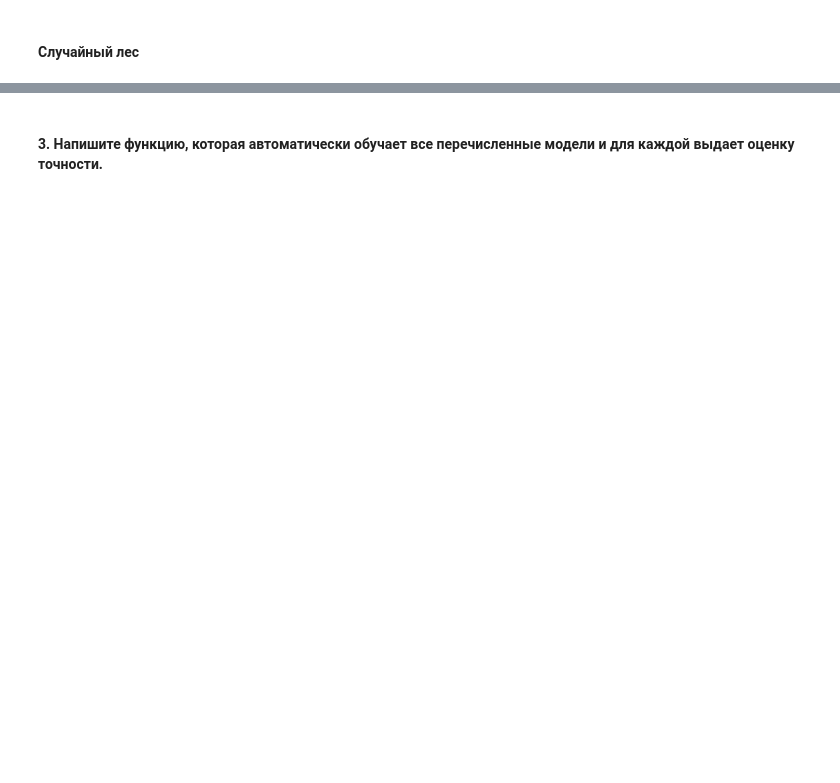
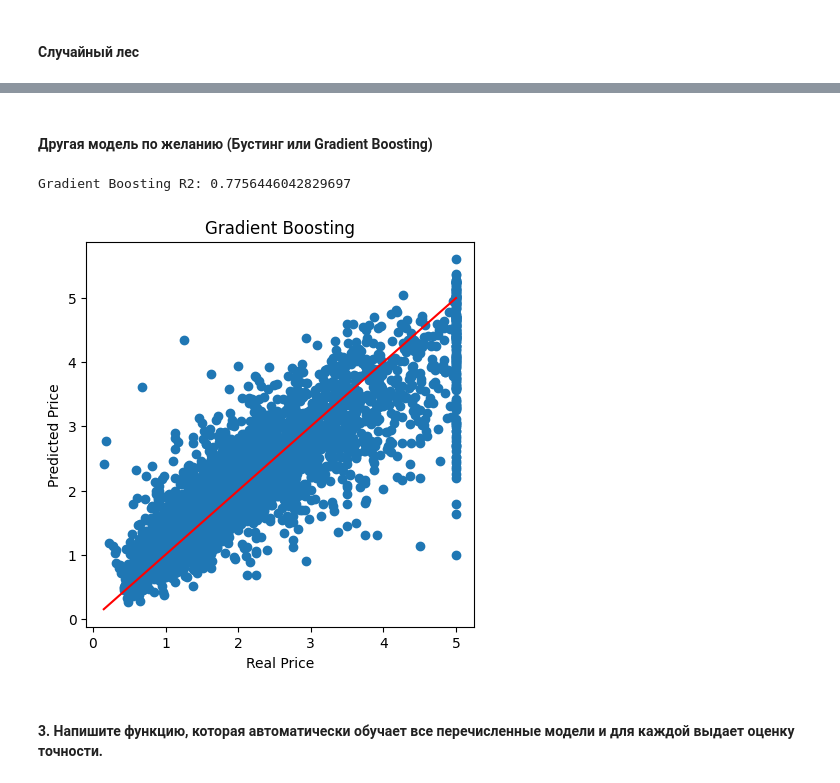
Before and after one commit to VaDKustiK/misis_ml_course_6sem, a Jupyter notebook: ML1.3 real regression/1.3ml.ipynb, the cells around one changed output, grey strips where cells are left out. Drawn from its saved outputs; the diff is of its cells as text; code cells hidden in the pictures; blank space fills up the shorter version.

```diff
--- a/ML1.3 real regression/1.3ml.ipynb
+++ b/ML1.3 real regression/1.3ml.ipynb
@@ -266,3 +302,13 @@ evaluate_model(rf, X_train, X_test, y_train, y_test, "Random Forest")
+# %% [markdown]
+#### Другая модель по желанию (Бустинг или Gradient Boosting)
+# %%
+from sklearn.ensemble import GradientBoostingRegressor
+
+gradient_boosting = GradientBoostingRegressor(n_estimators=100, random_state=42)
+evaluate_model(gradient_boosting, X_train, X_test, y_train, y_test, "Gradient Boosting")
+# %% [output]
+Gradient Boosting R2: 0.7756446042829697
+[figure, added]
 # %% [markdown]
 #### 3. Напишите функцию, которая автоматически обучает все перечисленные модели и для каждой выдает оценку точности.
 # %%
```
Also changed, not shown: parts of 12 cells of this notebook.
